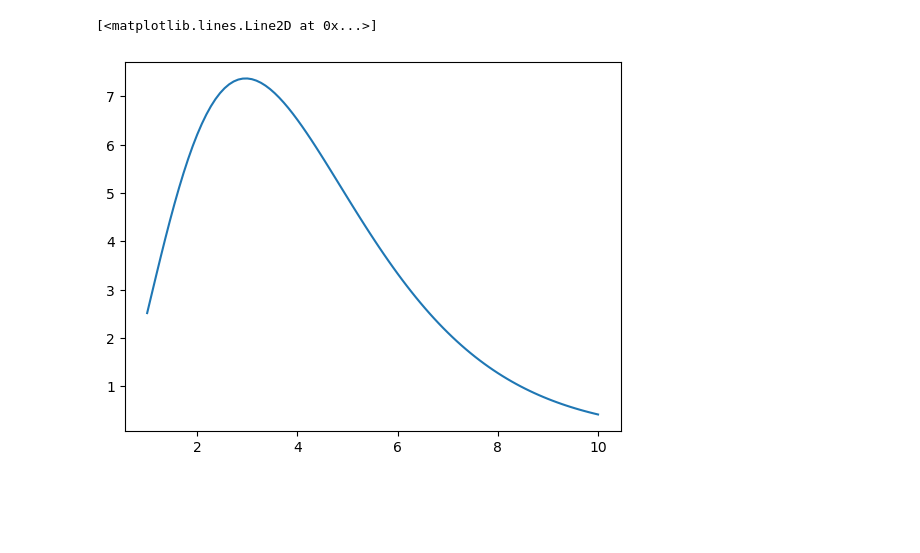
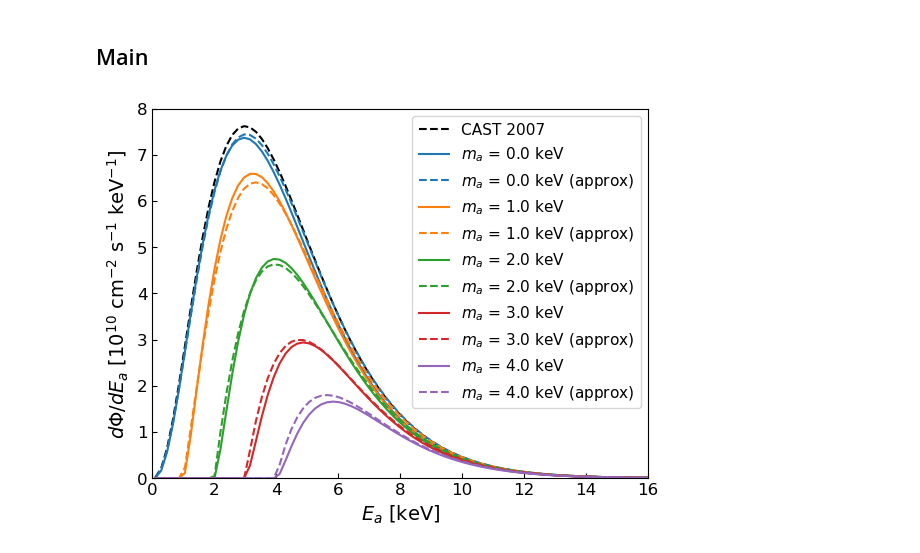
Before and after one commit to Fenyutanchan/Solar-Axion-Primakoff-Flux, a Jupyter notebook: main.ipynb, the cells around one changed output. Cells and saved outputs as stored; diff of their text form; code cells hidden in the pictures; blank space fills up the shorter version.

```diff
--- a/main.ipynb
+++ b/main.ipynb
@@ -5,8 +13,11 @@ from matplotlib import pyplot as plt
 # %%
-unit = sapf.units_in_MeV(1e-6) # eV = 1
+unit = sapf.units_in_MeV(1) # eV = 1
 keV = unit.keV
 eV = unit.eV
 
 π = np.pi
 
 solar_data = sapf.solar_model()
+
+g10 = 1e-10 / unit.GeV
+flux_unit = sapf.flux_unit(1e10, unit)
@@ -16,5 +24,28 @@ DΦdE_list = np.array([sapf.solar_axion_flux(E, solar_data, unit=unit) for E in
-# %%
-plt.plot(photon_energy_list/keV, DΦdE_list/sapf.flux_unit(1e10, unit))
-# %% [output]
-[<matplotlib.lines.Line2D at 0x...>]
-[figure, removed]
+# %% [markdown]
+## Main
+# %%
+photon_energy_list = np.linspace(.1*keV, 19*keV, 100)
+axion_mass_list = np.linspace(0, 4*keV, 5)
+# %%
+dΦ_dE_list = [[sapf.solar_axion_flux(E, solar_data, unit=unit, g_aγ=g10, axion_mass=ma) for E in photon_energy_list] for ma in axion_mass_list]
+dΦ_dE_approx_list = [[sapf.solar_axion_flux_approx(E, ma, A=5.7, α=2.5, β=1.21, γ=1.7, unit=unit) for E in photon_energy_list] for ma in axion_mass_list]
+dΦ_dE_CAST2007 = [sapf.solar_axion_flux_CAST2007(E, unit=unit) for E in photon_energy_list]
+# %%
+x_list = photon_energy_list / keV
+plt.plot(x_list, np.array(dΦ_dE_CAST2007)/flux_unit, label="CAST 2007", color="black", linestyle="--")
+for ii, ma in enumerate(axion_mass_list):
+    tmp_color = "C" + str(ii)
+    plt.plot(x_list, np.array(dΦ_dE_list[ii])/flux_unit, label=r"$m_a$ = "+f"{ma/keV:.1f} keV", color=tmp_color)
+    plt.plot(x_list, np.array(dΦ_dE_approx_list[ii])/flux_unit, label=r"$m_a$ = "+f"{ma/keV:.1f} keV (approx)", color=tmp_color, linestyle="--")
+# end for
+
+plt.xlim(0, 16)
+plt.ylim(0, 8)
+plt.legend(fontsize=11)
+
+plt.xlabel(r"$E_a$ [keV]", fontsize=14)
+plt.ylabel(r"$d\Phi/dE_a$ [10$^{10}$ cm$^{-2}$ s$^{-1}$ keV$^{-1}$]", fontsize=14)
+plt.gca().tick_params(axis="both", direction="in", which="both", labelsize=12)
+plt.show()
+# %% [output]
+[figure, added]
```
Also changed, not shown: parts of 5 cells of this notebook, 3 other files.
